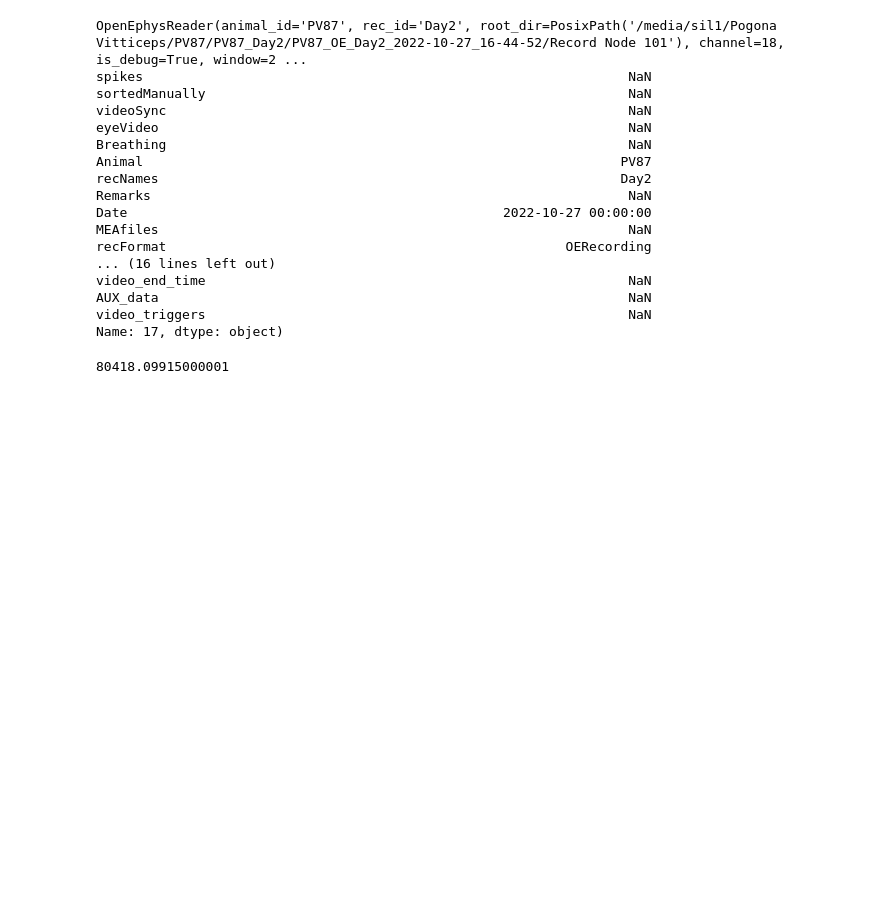
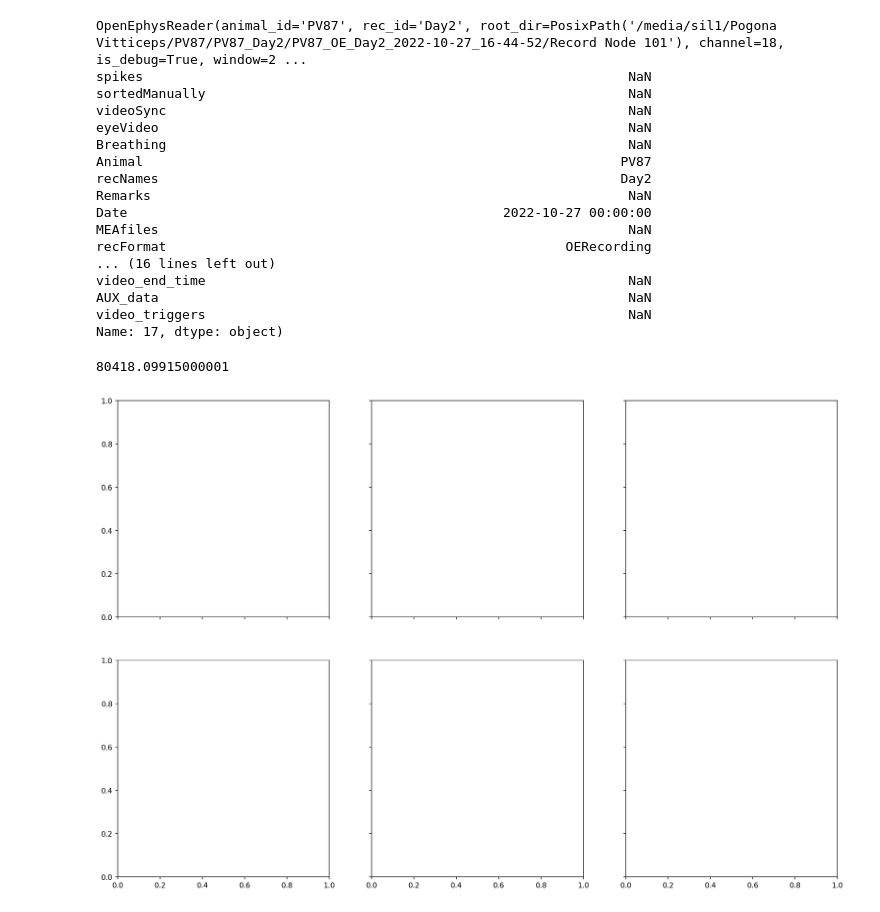
Before and after one commit to regevti/lfp_clustering, a Jupyter notebook: notebooks/MATLAB_compare_report.ipynb, the cells around one changed output. Cells and saved outputs as stored; diff of their text form; code cells hidden in the pictures; blank space fills up the shorter version.

Commit message:
start t plot

```diff
--- a/notebooks/MATLAB_compare_report.ipynb
+++ b/notebooks/MATLAB_compare_report.ipynb
@@ -64,13 +64,21 @@ full_time_s
 # %% [output]
 80418.09915000001
 # %%
+
 # #loading the data and Metadata from Matlab
 mat_out_path = '/media/E/Nitzan/Pipline_testing/Test_Data/'
 
 #Metadata:
 metadata_mat = sio.loadmat(mat_out_path + 'metadata.mat')
 MAT_dur_s = metadata_mat.get('rec_dur_s')
-t_start_v = metadata_mat.get('t_start_v')
+t_starts = metadata_mat.get('t_start_v')
+# %%
+# reading the data using python:
+seg_dur_s = 20 #20 seconds of rec for each segment
+py_data = {}
+# builds a dict for the 3 segments, each val is a tuple of the [0]:volts and the [1] times of the segment
+for i in range(0,3):
+    py_data[str(i+1)] = rec.read(t_start=t_starts[0,i], t_stop= t_starts[0,i]+ seg_dur_s)
 # %%
 # loading 3 Data segments, from MATLAB output
 fs = 20000 # sampling freq
@@ -78,3 +86,14 @@ seg_len = 20*fs # 20 sec * the sampling freq
 MAT_data = {}
 for i in range(1,4):
     MAT_data[str(i)] = sio.loadmat(mat_out_path + f'seg_{i}.mat')['seg_plot']
+# %%
+# Plotting the 3 segments. MAT on the top and python on the bottom. segs from left to right.
+fig, axs = plt.subplots(nrows = 2, ncols = 3,
+             sharex = 'col', sharey='row',
+                        figsize = (6*3,6*2), dpi = 150)
+
+for i, ax in enumerate(range(1,4),axs.flatten):
+
+    ax.plot()
+# %% [output]
+[figure, added]
```
